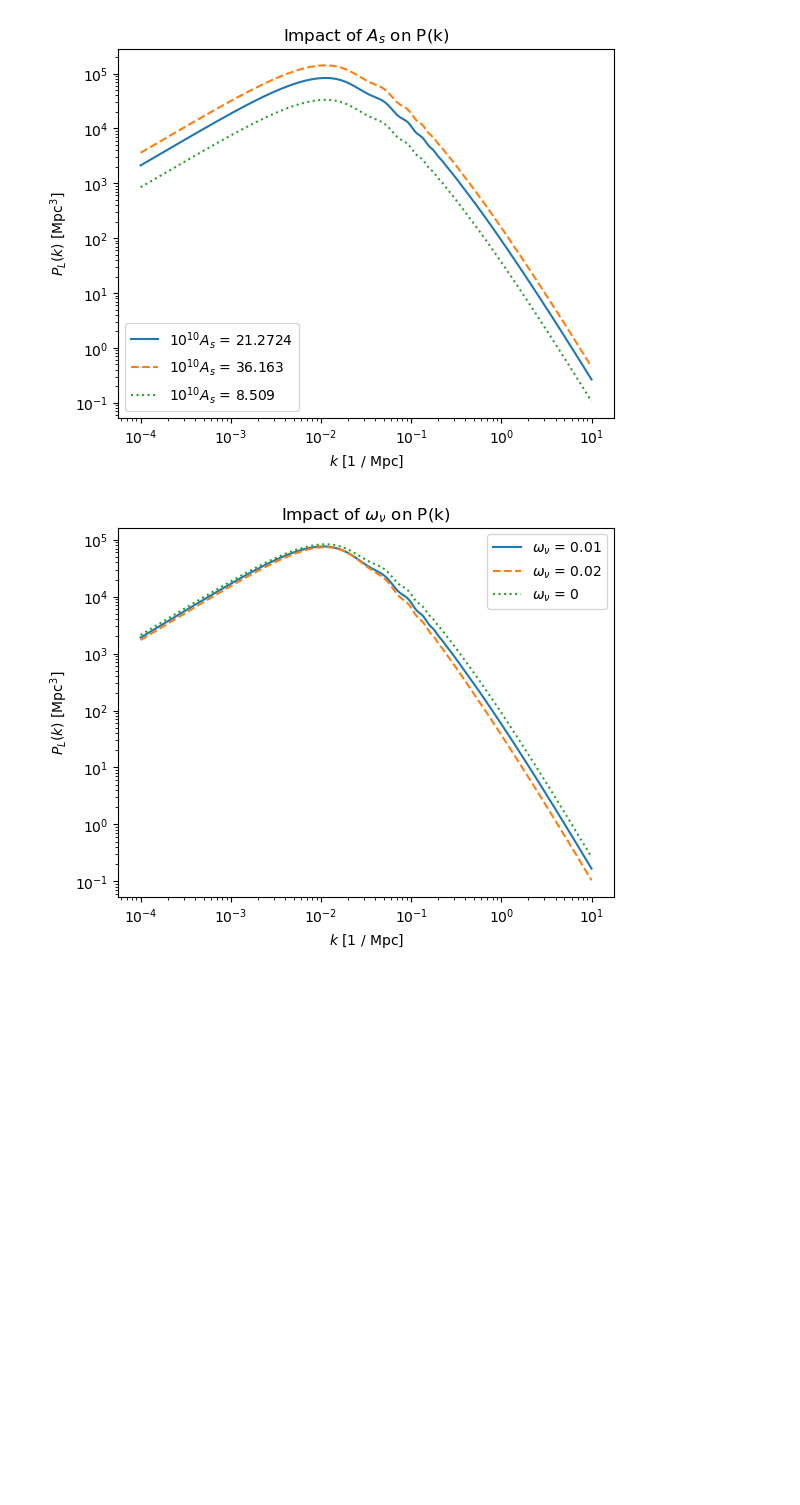
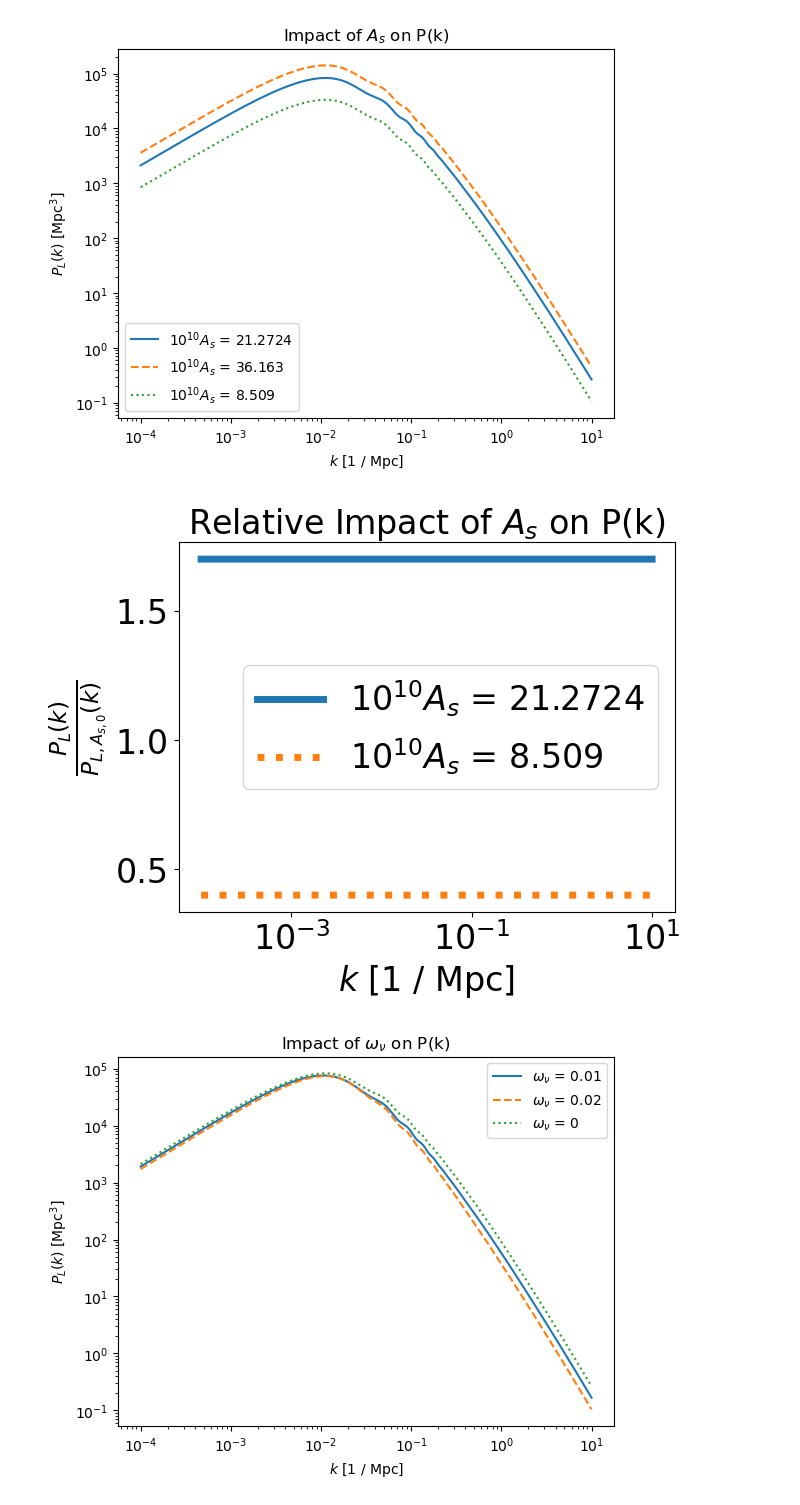
Before and after one commit to 3276908917/Master, a Jupyter notebook: CAMB_notebooks/thesis_paper/impact_of_the_five.ipynb, the cells around one changed output. Cells and saved outputs as stored; diff of their text form; code cells hidden in the pictures; blank space fills up the shorter version.

```diff
--- a/CAMB_notebooks/thesis_paper/impact_of_the_five.ipynb
+++ b/CAMB_notebooks/thesis_paper/impact_of_the_five.ipynb
@@ -134,6 +134,54 @@ for i in range(len(parameters_to_naively_vary)):
 [figure]
 [figure]
 [figure]
+# %%
+i = 3
+parameter = parameters_to_naively_vary[i]
+TeX = parameters_TeX[i]
+val0 = m0[parameter]
+
+lo_val = .4 * val0
+
+lo_cosmology = cp.deepcopy(m0)
+lo_cosmology[parameter] = lo_val
+lo_k, lo_z, lo_p, lo_s = ci.evaluate_cosmology(lo_cosmology, hubble_units=False)
+
+hi_val = 1.7 * val0
+
+hi_cosmology = cp.deepcopy(m0)
+hi_cosmology[parameter] = hi_val
+hi_k, hi_z, hi_p, hi_s = ci.evaluate_cosmology(hi_cosmology, hubble_units=False)
+
+fig = plt.figure()
+ax = fig.gca()
+
+ax.set_title("Relative Impact of " + TeX + " on P(k)", fontsize=24)
+ax.set_xlabel("$k$ [1 / Mpc]", fontsize=24)
+ax.set_ylabel(r"$\frac{P_L(k)}{P_{L, A_{s, 0}}(k)}$", fontsize=24)
+
+if parameter == "A_s":
+    val0 *= 10 ** 10
+    hi_val *= 10 ** 10
+    lo_val *= 10 ** 10
+    TeX = "$10^{10} A_s$"
+
+ax.plot(k0, hi_p / p0, label=TeX + " = " + str(np.around(val0, 4)),
+          linestyle="solid", linewidth=5)
+#ax.loglog(hi_k, hi_p, label=TeX + " = " + str(np.around(hi_val, 4)),
+#           linestyle="dashed")
+ax.plot(k0, lo_p / p0, label=TeX + " = " + str(np.around(lo_val, 4)),
+           linestyle="dotted", linewidth=5)
+ax.set_xscale('log')
+
+ax.tick_params(labelsize=24)
+
+#plt.xticks(weight = 'bold')
+plt.legend(fontsize=24)
+
+plt.savefig("plots/" + parameter + "_relative_impact_on_Pk.png", bbox_inches='tight')
+plt.show()
+# %% [output]
+[figure, added]
 # %%
 parameter = "ombh2"
 TeX = r"$\omega_\nu$"
```
Also changed, not shown: parts of 6 cells of this notebook, 2 other files.
